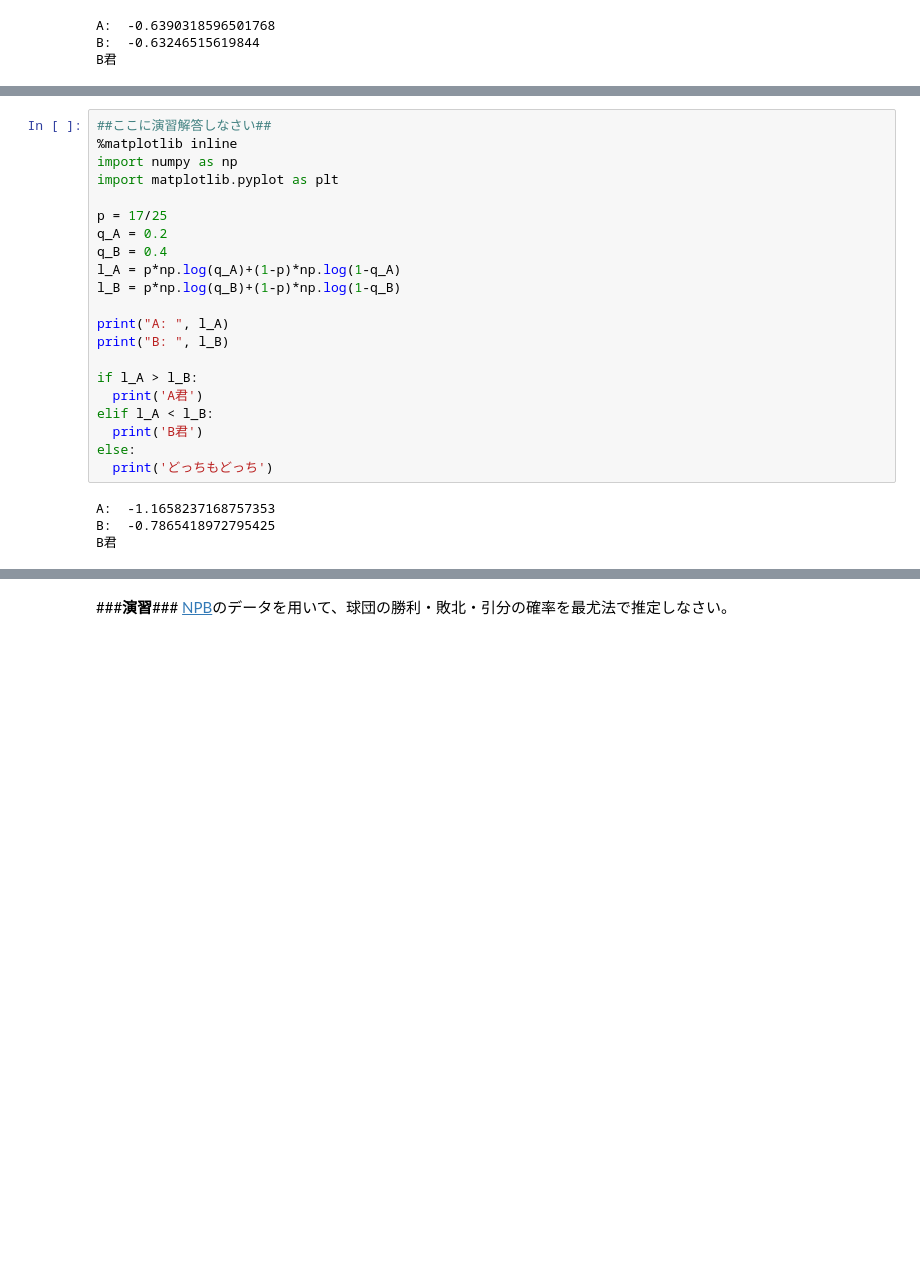
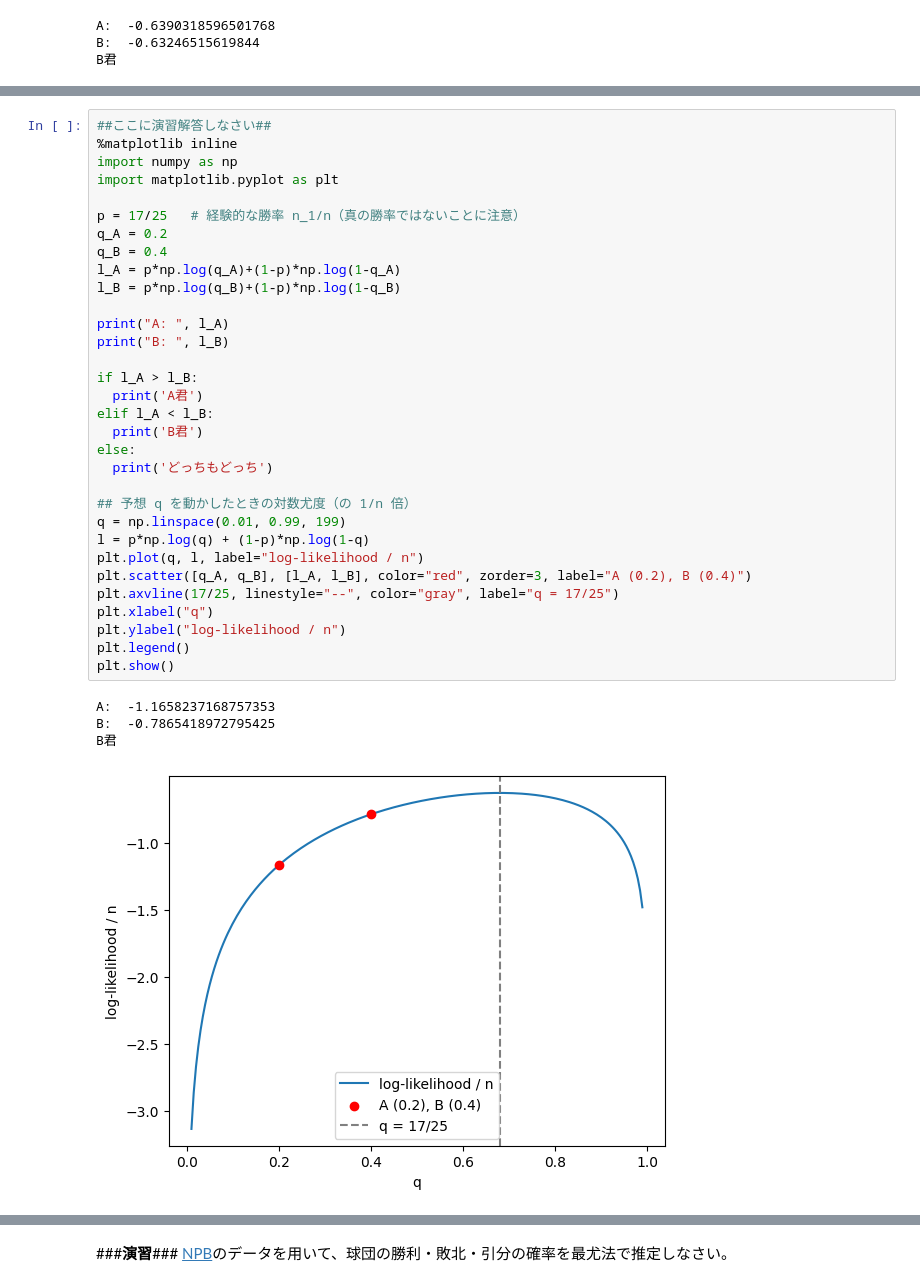
Before and after one commit to yasuhiroinoue/AppMathSci, a Jupyter notebook: 応用数理(11_08).ipynb, the cells around one changed output, grey strips where cells are left out. Drawn from its saved outputs; the diff is of its cells as text; blank space fills up the shorter version.

```diff
--- a/応用数理(11_08).ipynb
+++ b/応用数理(11_08).ipynb
@@ -74,28 +89,40 @@ B君
 # %%
 ##ここに演習解答しなさい##
 %matplotlib inline
 import numpy as np
 import matplotlib.pyplot as plt
 
-p = 17/25
+p = 17/25   # 経験的な勝率 n_1/n（真の勝率ではないことに注意）
 q_A = 0.2
 q_B = 0.4
 l_A = p*np.log(q_A)+(1-p)*np.log(1-q_A)
 l_B = p*np.log(q_B)+(1-p)*np.log(1-q_B)
 
 print("A: ", l_A)
 print("B: ", l_B)
 
 if l_A > l_B:
   print('A君')
 elif l_A < l_B:
   print('B君')
 else:
   print('どっちもどっち')
+
+## 予想 q を動かしたときの対数尤度（の 1/n 倍）
+q = np.linspace(0.01, 0.99, 199)
+l = p*np.log(q) + (1-p)*np.log(1-q)
+plt.plot(q, l, label="log-likelihood / n")
+plt.scatter([q_A, q_B], [l_A, l_B], color="red", zorder=3, label="A (0.2), B (0.4)")
+plt.axvline(17/25, linestyle="--", color="gray", label="q = 17/25")
+plt.xlabel("q")
+plt.ylabel("log-likelihood / n")
+plt.legend()
+plt.show()
 # %% [output]
 A:  -1.1658237168757353
 B:  -0.7865418972795425
 B君
+[figure, added]
 # %% [markdown]
 ##***最尤法***##
 式(1)は、対数尤度が大きければ大きいほど、モデル分布は真の分布に近づくことを表していた。そこで、対数尤度を最大化すると、真の分布に近似的にもっとも近い分布が得られそうだ。
```
Also changed, not shown: parts of 7 cells of this notebook.
